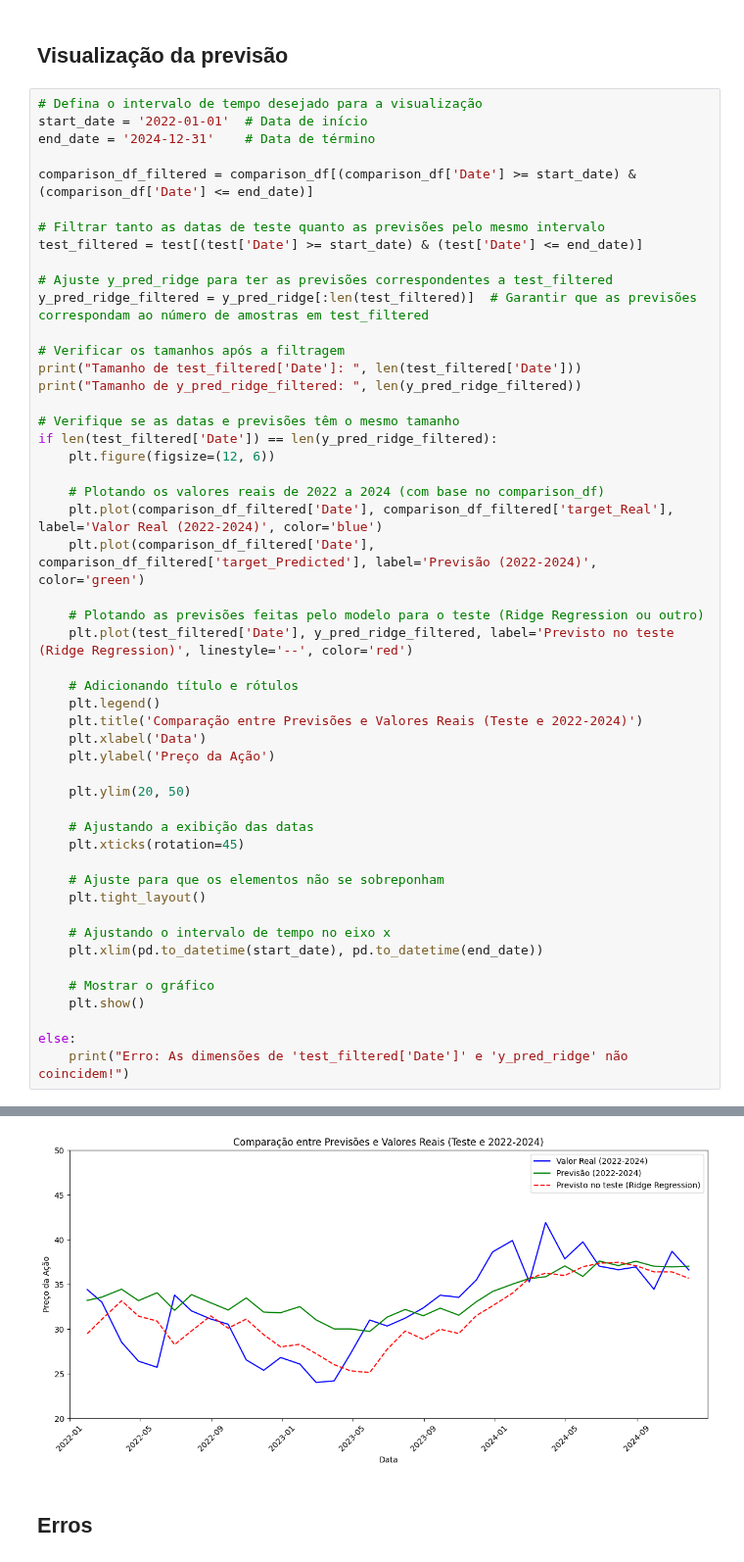
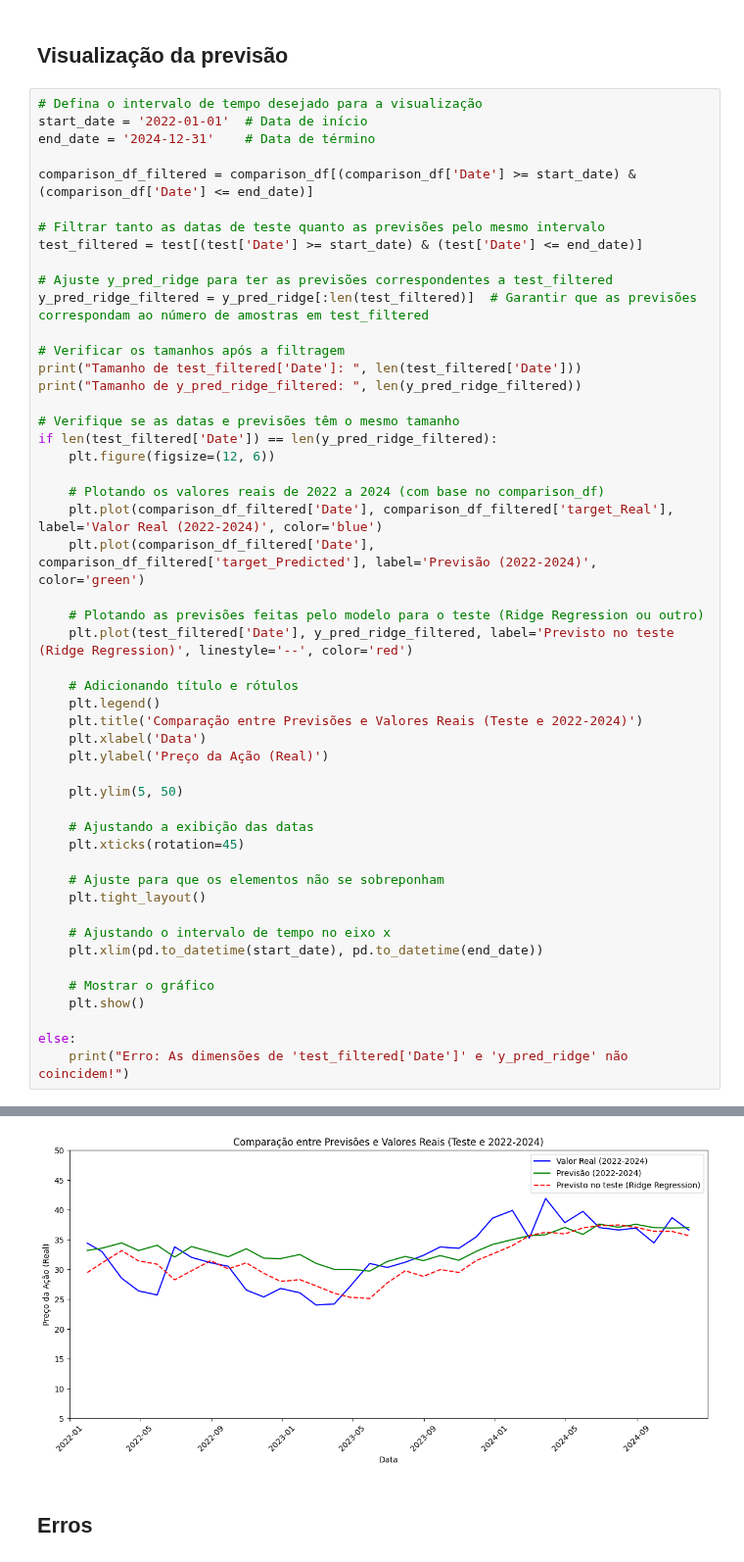
Before and after one commit to Juanpcsdev/Oil-Stock-Project, a Jupyter notebook: Notebooks/Analise/analisePreditiva_real.ipynb, the cells around one changed output, grey strips where cells are left out. Shown at 98% size. Drawn from its saved outputs; the diff is of its cells as text.

```diff
--- a/Notebooks/Analise/analisePreditiva_real.ipynb
+++ b/Notebooks/Analise/analisePreditiva_real.ipynb
@@ -1017,36 +1014,36 @@ if len(test_filtered['Date']) == len(y_pred_ridge_filtered):
     # Plotando os valores reais de 2022 a 2024 (com base no comparison_df)
     plt.plot(comparison_df_filtered['Date'], comparison_df_filtered['target_Real'], label='Valor Real (2022-2024)', color='blue')
     plt.plot(comparison_df_filtered['Date'], comparison_df_filtered['target_Predicted'], label='Previsão (2022-2024)', color='green')
 
     # Plotando as previsões feitas pelo modelo para o teste (Ridge Regression ou outro)
     plt.plot(test_filtered['Date'], y_pred_ridge_filtered, label='Previsto no teste (Ridge Regression)', linestyle='--', color='red')
 
     # Adicionando título e rótulos
     plt.legend()
     plt.title('Comparação entre Previsões e Valores Reais (Teste e 2022-2024)')
     plt.xlabel('Data')
-    plt.ylabel('Preço da Ação')
+    plt.ylabel('Preço da Ação (Real)')
 
-    plt.ylim(20, 50)
+    plt.ylim(5, 50)
 
     # Ajustando a exibição das datas
     plt.xticks(rotation=45)
 
     # Ajuste para que os elementos não se sobreponham
     plt.tight_layout()
 
     # Ajustando o intervalo de tempo no eixo x
     plt.xlim(pd.to_datetime(start_date), pd.to_datetime(end_date))
 
     # Mostrar o gráfico
     plt.show()
 
 else:
     print("Erro: As dimensões de 'test_filtered['Date']' e 'y_pred_ridge' não coincidem!")
 # %% [output]
 Tamanho de test_filtered['Date']:  35
 Tamanho de y_pred_ridge_filtered:  35
-[figure, old version]
+[figure, new version]
 # %% [markdown]
 ## Erros
 # %%
```
Also changed, not shown: parts of 3 cells of this notebook, 2 other files.
